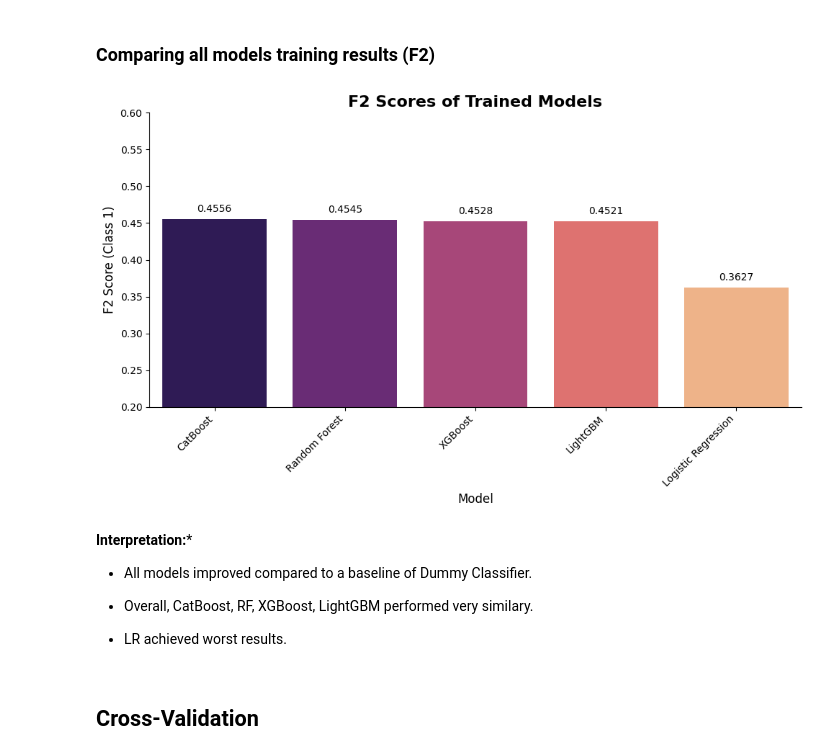
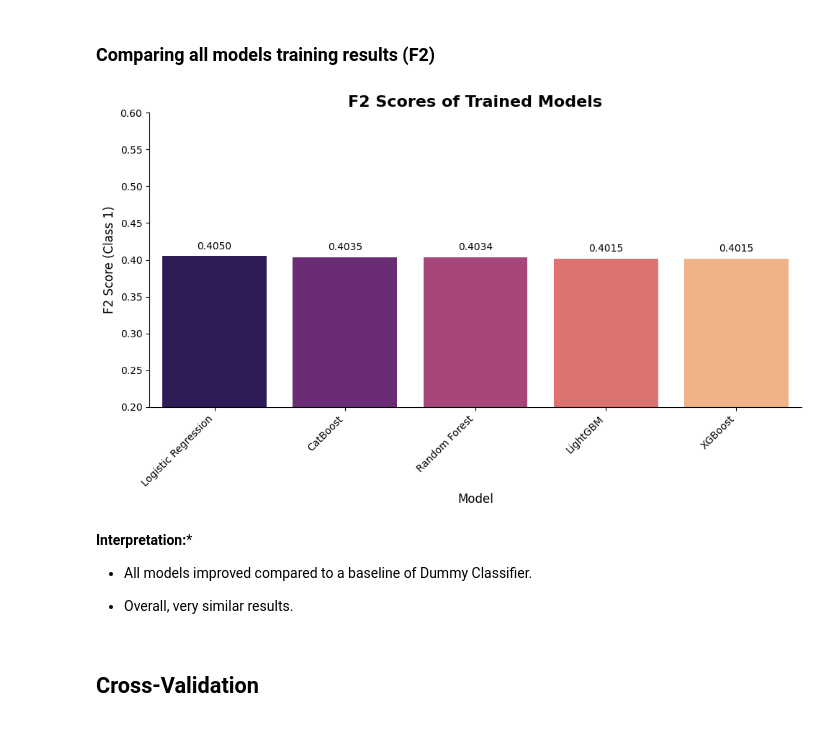
Before and after one commit to Duccard/stroke_risk_prediction, a Jupyter notebook: StrokeRiskPredictionModel.ipynb, the cells around one changed output. Cells and saved outputs as stored; diff of their text form; code cells hidden in the pictures.

```diff
--- a/StrokeRiskPredictionModel.ipynb
+++ b/StrokeRiskPredictionModel.ipynb
@@ -1670,30 +1661,28 @@ F1 Macro Score: 0.5126
 # %%
 models = [
     "CatBoost",
     "LightGBM",
     "XGBoost",
     "Random Forest",
     "Logistic Regression",
 ]
 
 f2_scores = [
-    0.4556,
-    0.4521,
-    0.4528,
-    0.4545,
-    0.3627,
+    0.4035,
+    0.4015,
+    0.4015,
+    0.4034,
+    0.4050,
 ]
 plot_model_f2_scores(models, f2_scores)
 # %% [output]
-[figure, old version]
+[figure, new version]
 # %% [markdown]
 **Interpretation:***
 
 - All models improved compared to a baseline of Dummy Classifier.
 
-- Overall, CatBoost, RF, XGBoost, LightGBM performed very similary.
-
-- LR achieved worst results.
+- Overall, very similar results.
 # %% [markdown]
 ## Cross-Validation
 # %% [markdown]
```
Also changed, not shown: parts of 37 cells of this notebook, 6 other files.
